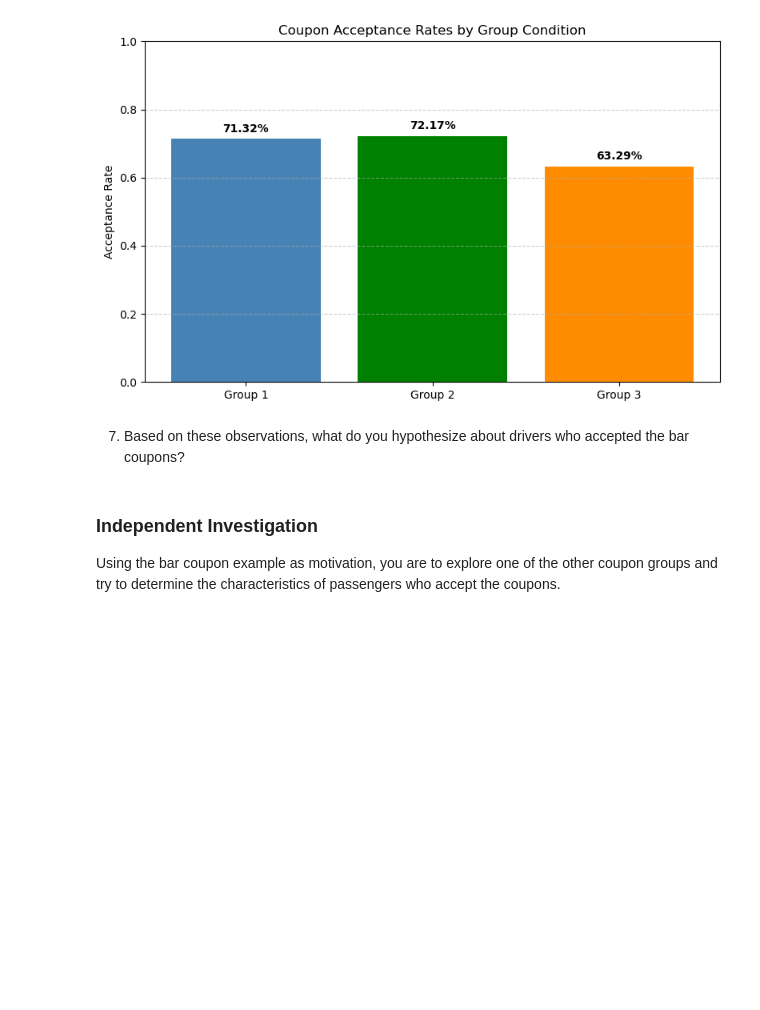
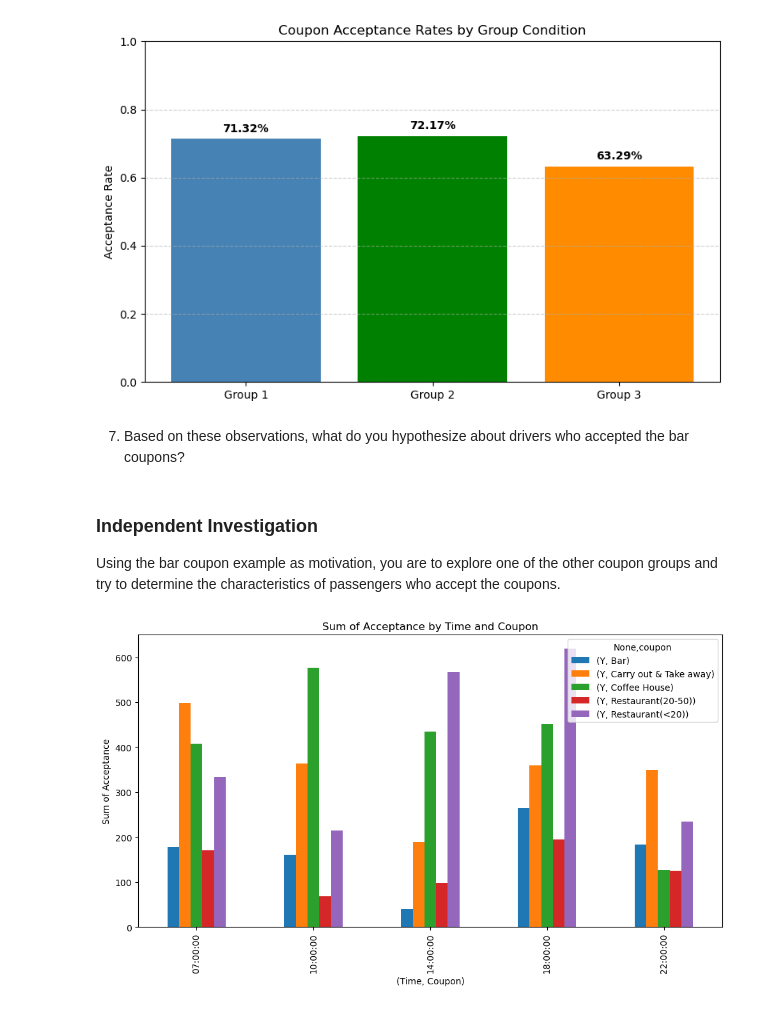
Before and after one commit to mchepuri/coupon_acceptance_analysis, a Jupyter notebook: prompt.ipynb, the cells around one changed output. Cells and saved outputs as stored; diff of their text form; code cells hidden in the pictures; blank space fills up the shorter version.

Commit message:
Added my observation

```diff
--- a/prompt.ipynb
+++ b/prompt.ipynb
@@ -402,3 +409,34 @@ Apparently The drivers who goes to cheap restaurants more than 4 times a month a
 ### Independent Investigation
 
 Using the bar coupon example as motivation, you are to explore one of the other coupon groups and try to determine the characteristics of passengers who accept the coupons.
+# %%
+# One important dimension, what time the highest number of coupons got accepted and which caytegory
+# For that we can group by time first and then by coupon ( category).
+# The sum will give us the total number of coupons gets accepted at that time range for that category
+plot_data=data.groupby(["time","coupon"])[["Y"]].sum().unstack()
+
+#connvert the index which is in string format to time stamp , so we can sort.
+df.index = pd.to_datetime(plot_data.index, format='%I%p').time
+
+# sort it to show the bars in the time order.
+df_sorted = df.sort_index(ascending=True)
+
+#Best visualtion in this case is bar since we can easily figure out by bar height.
+df_sorted.plot(kind='bar', figsize=(10, 6))
+
+#set additional config option to make bar more readable.
+plt.title('Sum of Acceptance by Time and Coupon')
+plt.ylabel('Sum of Acceptance')
+plt.xlabel('(Time, Coupon)')
+plt.tight_layout()
+# show the bar plot.
+plt.show()
+
+
+# Key Observation(s)
+# 1. Most of the drivers appears to have accepted the coupons at "Economy" restaurants at 2PM and 6PM.
+# 2. Coffe house seems to the most popular at all times except 10PM. with highest at 10AM (576)
+#   So better NOT to send coffe house coupomns at 10 PM
+# 3. Suprisingly bar coupons are being accepted at 7AM. A possinbility to check outliers here?
+# %% [output]
+[figure, added]
```
Also changed, not shown: parts of 2 cells of this notebook.
